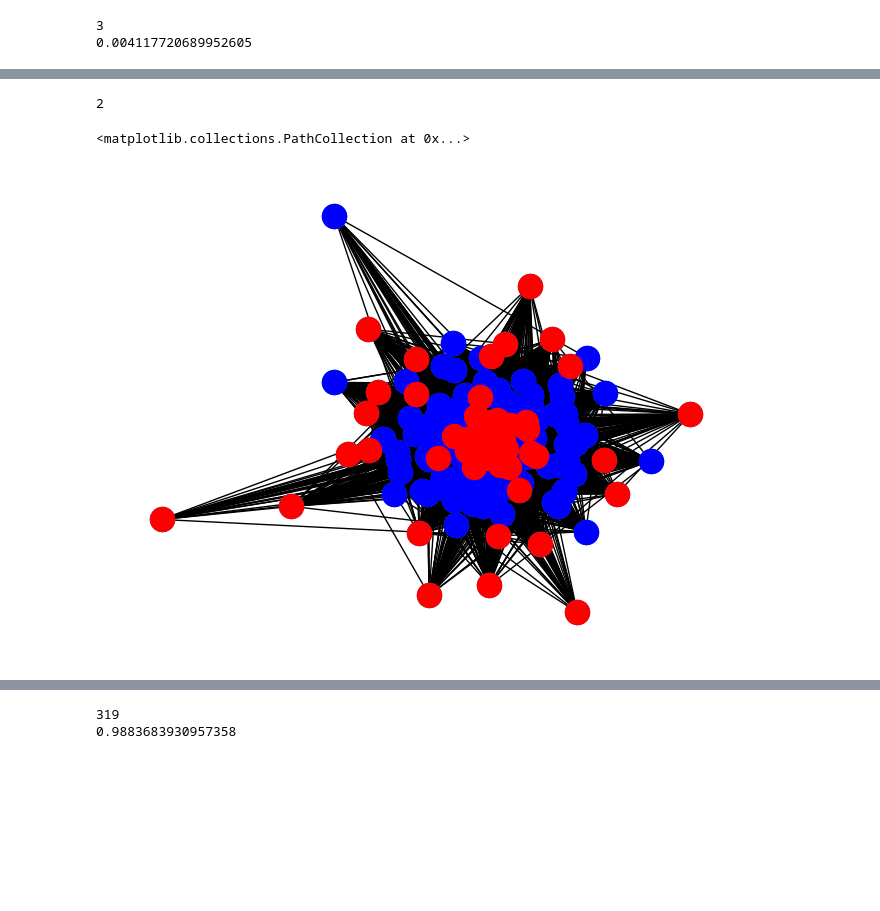
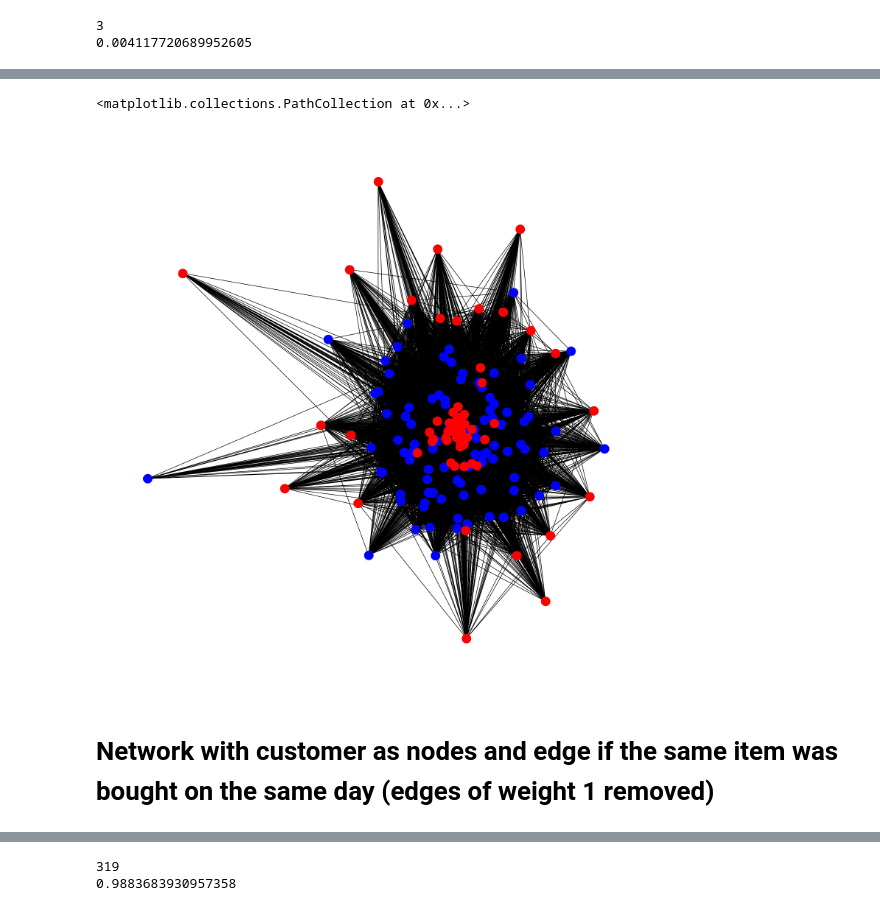
Before and after one commit to samuel-bazinet/grocery_network, a Jupyter notebook: grocery_network.ipynb, the cells around one changed output, grey strips where cells are left out. Cells and saved outputs as stored; diff of their text form; code cells hidden in the pictures; blank space fills up the shorter version.

```diff
--- a/grocery_network.ipynb
+++ b/grocery_network.ipynb
@@ -136,18 +105,17 @@ nx.draw(data_item_graph)
 # %%
 date_item_communities = nx.community.greedy_modularity_communities(data_item_graph)
-# %%
-len(date_item_communities)
-# %% [output]
-2
 # %%
 pos_di = nx.spring_layout(data_item_graph)
 # %%
+plt.figure(figsize=(15, 15))  # Set the size of the plot
 nx.draw(data_item_graph, pos_di)
 nx.draw_networkx_nodes(data_item_graph, pos_di, nodelist=date_item_communities[0], node_color='b')
 nx.draw_networkx_nodes(data_item_graph, pos_di, nodelist=date_item_communities[1], node_color='r')
 # %% [output]
 <matplotlib.collections.PathCollection at 0x...>
-[figure, old version]
+[figure, new version]
+# %% [markdown]
+# Network with customer as nodes and edge if the same item was bought on the same day (edges of weight 1 removed)
 # %%
 cust_date_item_dataset = pd.read_csv('./processed_cust_date_items_grocery_dataset.csv')
 # %%
```
Also changed, not shown: parts of 20 cells of this notebook, 1 other file.
